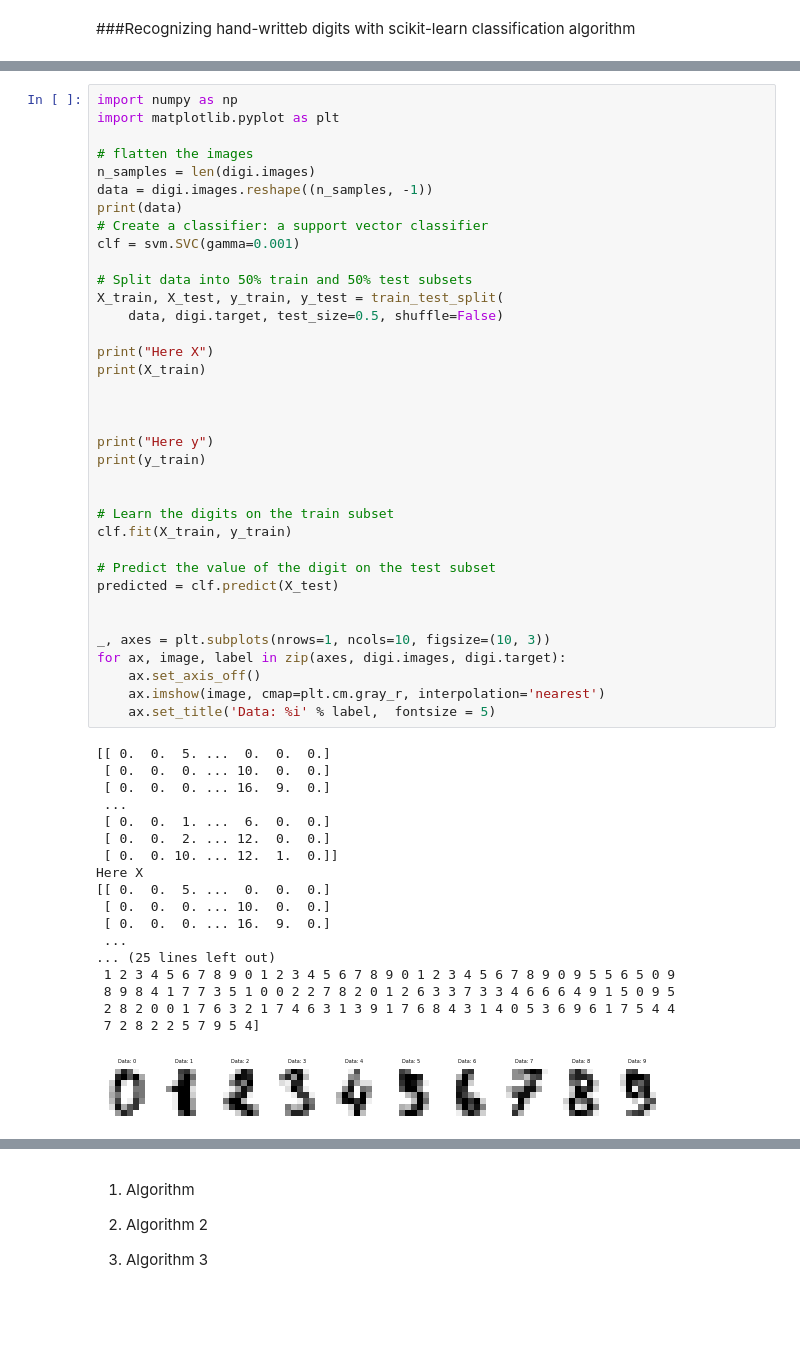
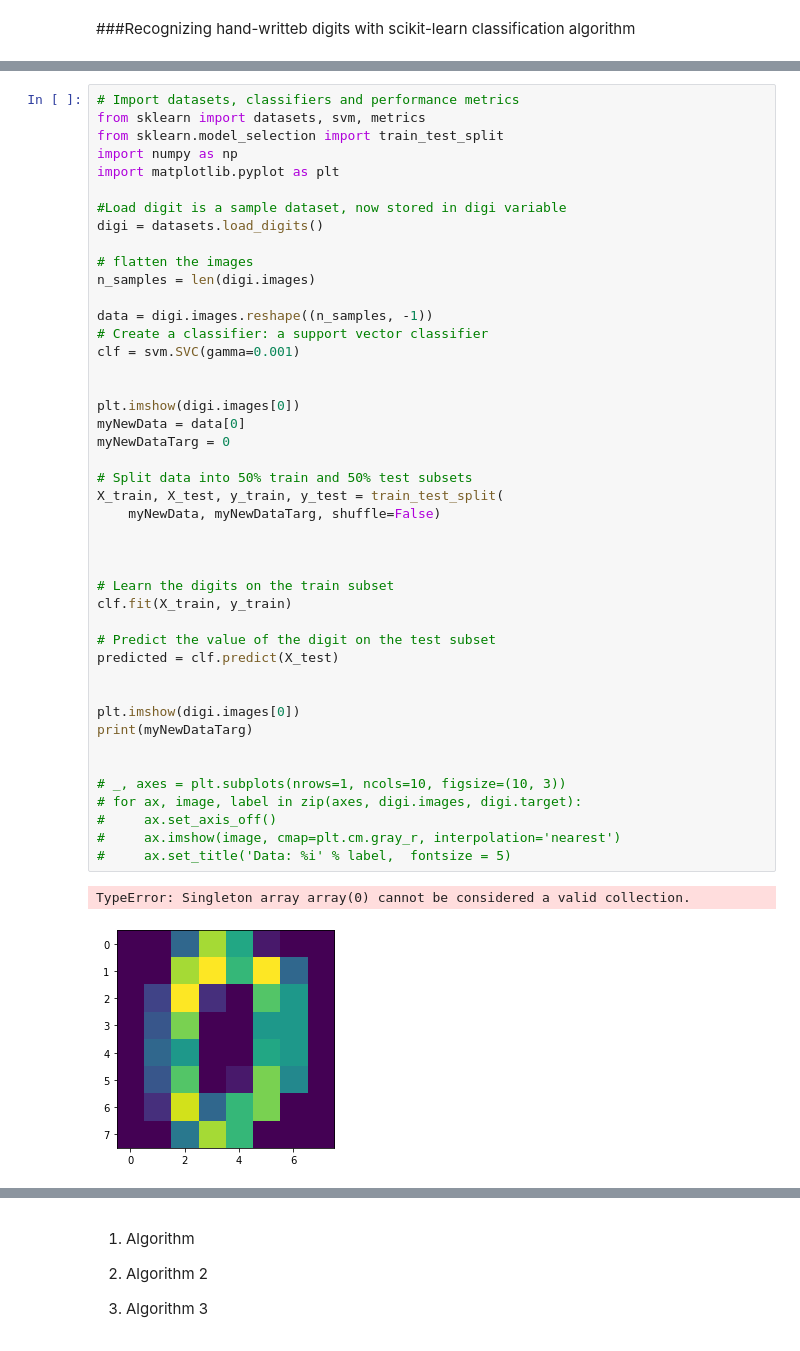
Before and after one commit to Babajide-olawoye/emrgingTechAssessment, a Jupyter notebook: Scikit-Learn.ipynb, the cells around one changed output, grey strips where cells are left out. Cells and saved outputs as stored; diff of their text form; blank space fills up the shorter version.

```diff
--- a/Scikit-Learn.ipynb
+++ b/Scikit-Learn.ipynb
@@ -58,57 +9,49 @@ Image I am going to identify
 # %%
+# Import datasets, classifiers and performance metrics
+from sklearn import datasets, svm, metrics
+from sklearn.model_selection import train_test_split
 import numpy as np
 import matplotlib.pyplot as plt
 
+#Load digit is a sample dataset, now stored in digi variable
+digi = datasets.load_digits()
+
 # flatten the images
 n_samples = len(digi.images)
+
 data = digi.images.reshape((n_samples, -1))
-print(data)
 # Create a classifier: a support vector classifier
 clf = svm.SVC(gamma=0.001)
 
+
+plt.imshow(digi.images[0])
+myNewData = data[0]
+myNewDataTarg = 0
+
 # Split data into 50% train and 50% test subsets
 X_train, X_test, y_train, y_test = train_test_split(
-    data, digi.target, test_size=0.5, shuffle=False)
+    myNewData, myNewDataTarg, shuffle=False)
 
-print("Here X")
-print(X_train)
-
-
-
-print("Here y")
-print(y_train)
 
 
 # Learn the digits on the train subset
 clf.fit(X_train, y_train)
 
 # Predict the value of the digit on the test subset
 predicted = clf.predict(X_test)
 
 
-_, axes = plt.subplots(nrows=1, ncols=10, figsize=(10, 3))
-for ax, image, label in zip(axes, digi.images, digi.target):
-    ax.set_axis_off()
-    ax.imshow(image, cmap=plt.cm.gray_r, interpolation='nearest')
-    ax.set_title('Data: %i' % label,  fontsize = 5)
+plt.imshow(digi.images[0])
+print(myNewDataTarg)
+
+
+# _, axes = plt.subplots(nrows=1, ncols=10, figsize=(10, 3))
+# for ax, image, label in zip(axes, digi.images, digi.target):
+#     ax.set_axis_off()
+#     ax.imshow(image, cmap=plt.cm.gray_r, interpolation='nearest')
+#     ax.set_title('Data: %i' % label,  fontsize = 5)
 # %% [output]
-[[ 0.  0.  5. ...  0.  0.  0.]
- [ 0.  0.  0. ... 10.  0.  0.]
- [ 0.  0.  0. ... 16.  9.  0.]
- ...
- [ 0.  0.  1. ...  6.  0.  0.]
- [ 0.  0.  2. ... 12.  0.  0.]
- [ 0.  0. 10. ... 12.  1.  0.]]
-Here X
-[[ 0.  0.  5. ...  0.  0.  0.]
- [ 0.  0.  0. ... 10.  0.  0.]
- [ 0.  0.  0. ... 16.  9.  0.]
- ...
-... (25 lines left out)
- 1 2 3 4 5 6 7 8 9 0 1 2 3 4 5 6 7 8 9 0 1 2 3 4 5 6 7 8 9 0 9 5 5 6 5 0 9
- 8 9 8 4 1 7 7 3 5 1 0 0 2 2 7 8 2 0 1 2 6 3 3 7 3 3 4 6 6 6 4 9 1 5 0 9 5
- 2 8 2 0 0 1 7 6 3 2 1 7 4 6 3 1 3 9 1 7 6 8 4 3 1 4 0 5 3 6 9 6 1 7 5 4 4
- 7 2 8 2 2 5 7 9 5 4]
+TypeError: Singleton array array(0) cannot be considered a valid collection.
-[figure, old version]
+[figure, new version]
 # %%
 import numpy as np
```
Also changed, not shown: parts of 4 cells of this notebook.
